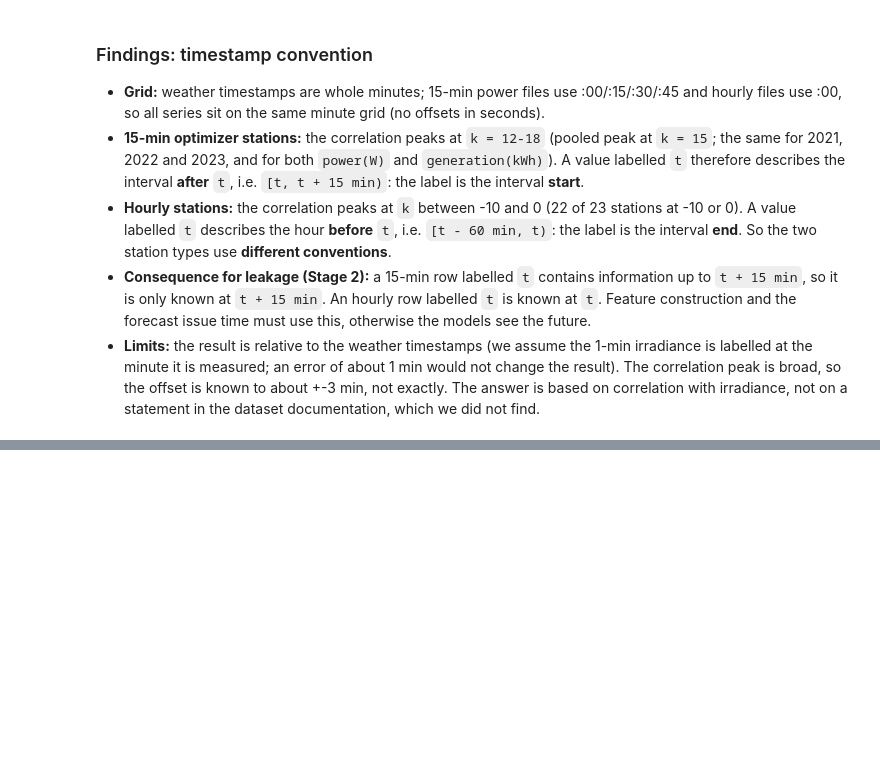
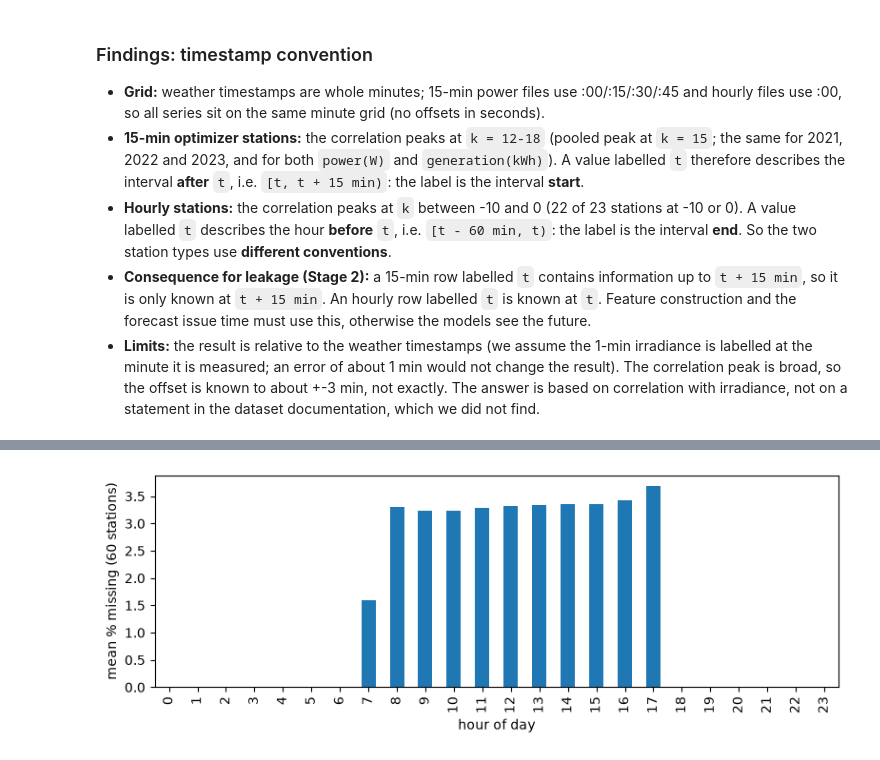
Before and after one commit to hanzla-mansuri/DA487-Capstone-Project-Phase-I, a Jupyter notebook: notebooks/01_eda.ipynb, the cells around one changed output, grey strips where cells are left out. Cells and saved outputs as stored; diff of their text form; code cells hidden in the pictures; blank space fills up the shorter version.

```diff
--- a/notebooks/01_eda.ipynb
+++ b/notebooks/01_eda.ipynb
@@ -363,0 +410,3 @@ plt.show()
+# %%
+by_hour = pd.concat([m.groupby(m.index.hour).mean() for m in station_masks.values()], axis=1).mean(axis=1) * 100
+by_hour.round(2)
@@ -363,0 +555,9 @@ plt.show()
+# %%
+by_hour.plot(kind='bar', figsize=(8, 3))
+plt.xlabel('hour of day')
+plt.ylabel('mean % missing (60 stations)')
+plt.tight_layout()
+plt.savefig('../results/figures/01_missing_by_hour.png', dpi=120)
+plt.show()
+# %% [output]
+[figure, added]
```
Also changed, not shown: parts of 24 cells of this notebook, 5 other files.
